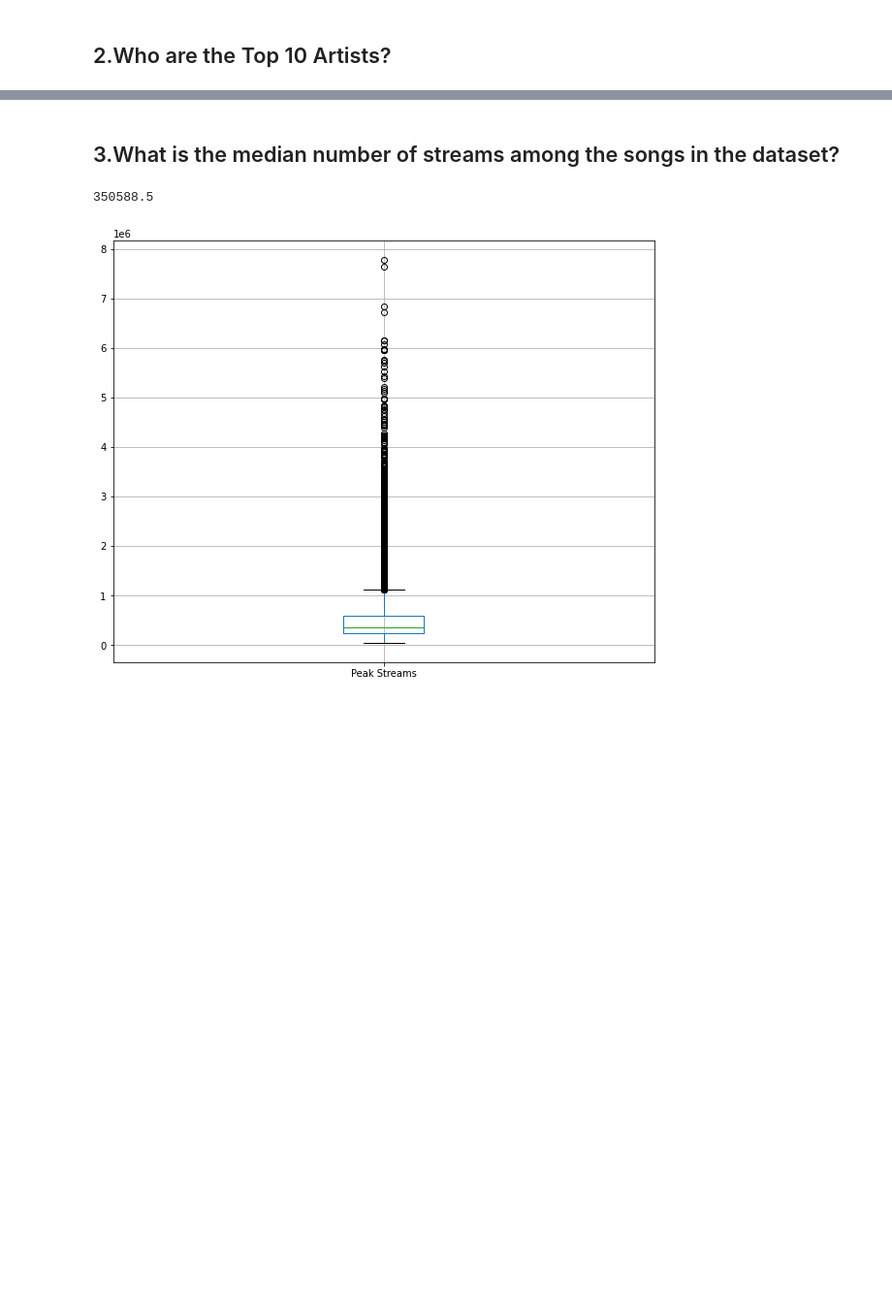
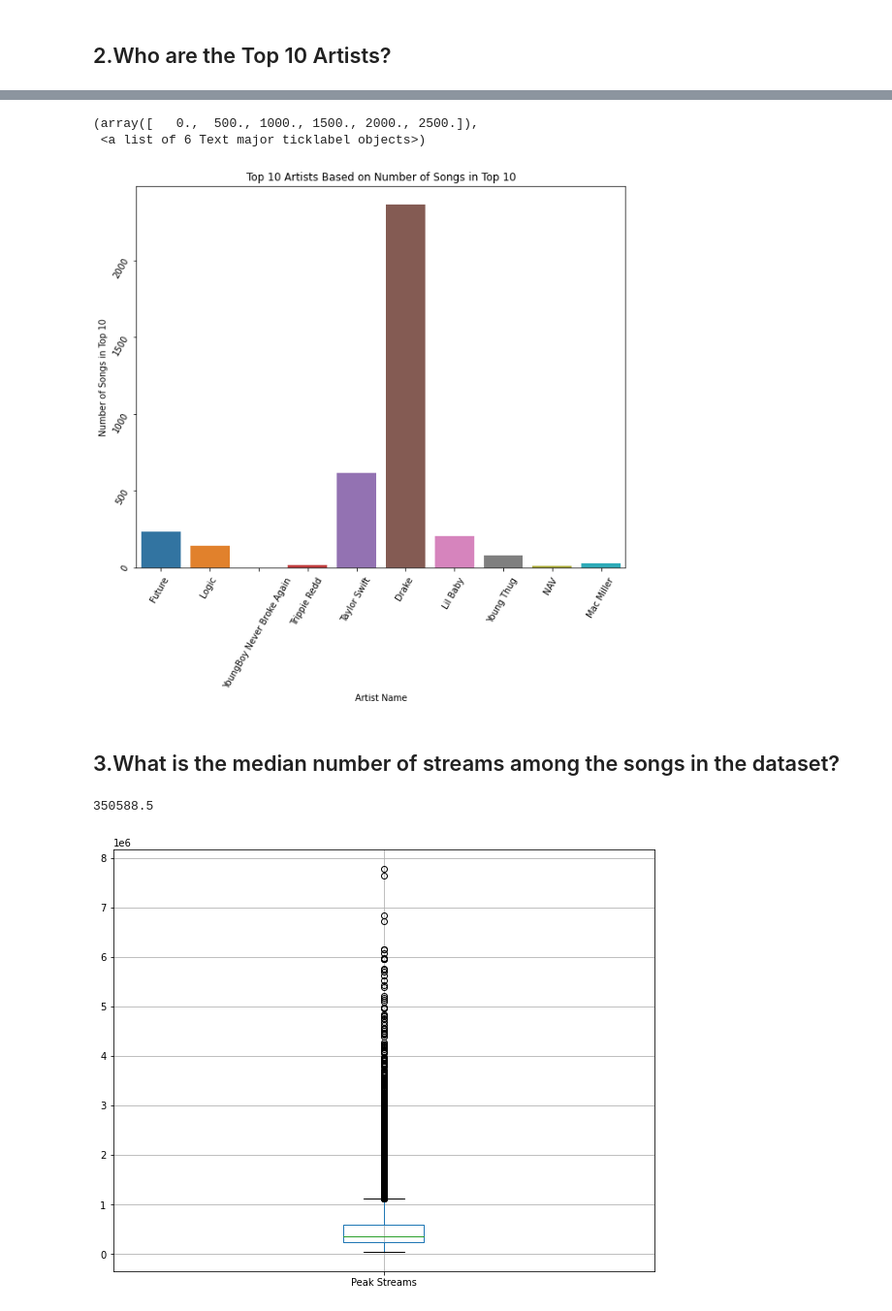
Before and after one commit to abhyudaymishra/Spotify, a Jupyter notebook: spotify.ipynb, the cells around one changed output, grey strips where cells are left out. Shown at 97% size. Cells and saved outputs as stored; diff of their text form; code cells hidden in the pictures; blank space fills up the shorter version.

```diff
--- a/spotify.ipynb
+++ b/spotify.ipynb
@@ -150,0 +146,13 @@ max_streams
+# %%
+# Group the data by 'Artist Name' and sum the values
+grouped = df.groupby('Artist Name').sum()
+
+# Sort the values in descending order
+grouped = grouped.sort_values(by='Position', ascending=False)
+
+# Take the top 10 artists
+top_10_artists = grouped.head(10)
+
+# Print the result
+print("Top 10 Artists:")
+print(top_10_artists)
@@ -151,3 +177,16 @@ max_streams
+# %%
+# Plot the bar plot of the top 10 artists
+plt.figure(figsize=(10,8))
+sns.barplot(x=top_10_artists.index, y=top_10_artists['Top 10 (xTimes)'])
+plt.xlabel('Artist Name')
+plt.ylabel('Number of Songs in Top 10')
+plt.title('Top 10 Artists Based on Number of Songs in Top 10')
+plt.xticks(rotation=60)
+plt.yticks(rotation=60)
+# %% [output]
+(array([   0.,  500., 1000., 1500., 2000., 2500.]),
+ <a list of 6 Text major ticklabel objects>)
+[figure, added]
 # %% [markdown]
 ## 3.What is the median number of streams among the songs in the dataset?
 # %%
```
Also changed, not shown: parts of 15 cells of this notebook.
